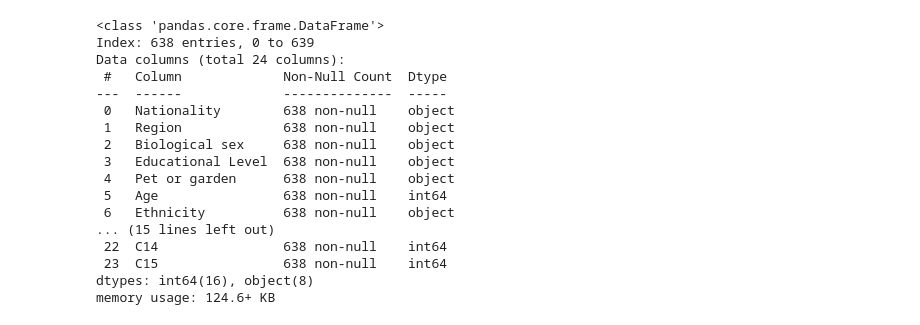
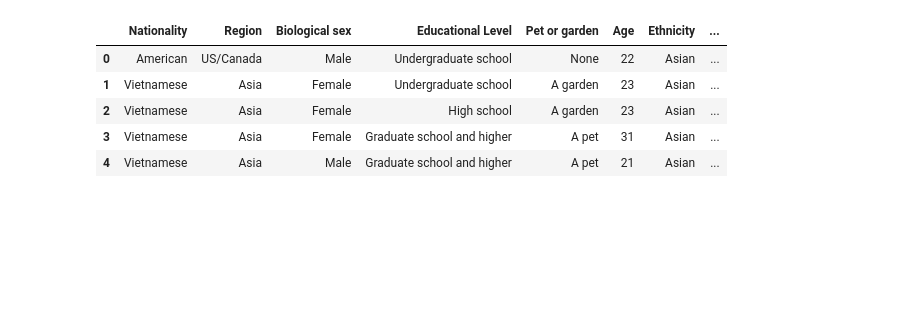
Before and after one commit to cassimpatel/COMP5122M, a Jupyter notebook: Coursework/coursework_classification.ipynb, the cells around one changed output. Cells and saved outputs as stored; diff of their text form; code cells hidden in the pictures; blank space fills up the shorter version.

```diff
--- a/Coursework/coursework_classification.ipynb
+++ b/Coursework/coursework_classification.ipynb
@@ -46,57 +54,42 @@ animal_crossing_data = animal_crossing_data[[
     'C15_How_much_do_you_agree_with_the_following_statements___If_things_continue_on_their_present_course__we_will_soon_experience_a_major_ecological_catastrophe__',
 ]]
 
-
 # rename columns for convenience
 animal_crossing_data.columns = [
     'Nationality',
     'Region',
     'Biological sex',
     'Educational Level',
     'Pet or garden',
     'Age',
     'Ethnicity',
     'Marital status',
-    'Employment Status',
+    'Employment status',
     'C1',
     'C2',
     'C3',
     'C4',
     'C5',
     'C6',
     'C7',
     'C8',
     'C9',
     'C10',
     'C11',
     'C12',
     'C13',
     'C14',
     'C15',
 ]
 
 # reset the None values in the pet or garden column
 animal_crossing_data.loc[animal_crossing_data['Pet or garden'].isnull(), 'Pet or garden'] = "None"
 
-# reverse the scaling on the even numbered C columns so bigger numbers imply environmental perception leaning towards nature rather than human
-# NOTE: dugyu says that this has already been done (check on dataset/ website for the dataset etc.)
-
-# calculate the environmental perception score as the averaged perception rescaled to (0 - 100) and drop the original perception columns
+animal_crossing_data.head()
 # %% [output]
-<class 'pandas.core.frame.DataFrame'>
-Index: 638 entries, 0 to 639
-Data columns (total 24 columns):
- #   Column             Non-Null Count  Dtype
----  ------             --------------  -----
- 0   Nationality        638 non-null    object
- 1   Region             638 non-null    object
- 2   Biological sex     638 non-null    object
- 3   Educational Level  638 non-null    object
- 4   Pet or garden      638 non-null    object
- 5   Age                638 non-null    int64
- 6   Ethnicity          638 non-null    object
-... (15 lines left out)
- 22  C14                638 non-null    int64
- 23  C15                638 non-null    int64
-dtypes: int64(16), object(8)
-memory usage: 124.6+ KB
+|  | Nationality | Region | Biological sex | Educational Level | Pet or garden | Age | Ethnicity | ... |
+| 0 | American | US/Canada | Male | Undergraduate school | None | 22 | Asian | ... |
+| 1 | Vietnamese | Asia | Female | Undergraduate school | A garden | 23 | Asian | ... |
+| 2 | Vietnamese | Asia | Female | High school | A garden | 23 | Asian | ... |
+| 3 | Vietnamese | Asia | Female | Graduate school and higher | A pet | 31 | Asian | ... |
+| 4 | Vietnamese | Asia | Male | Graduate school and higher | A pet | 21 | Asian | ... |
```
Also changed, not shown: parts of 17 cells of this notebook.
